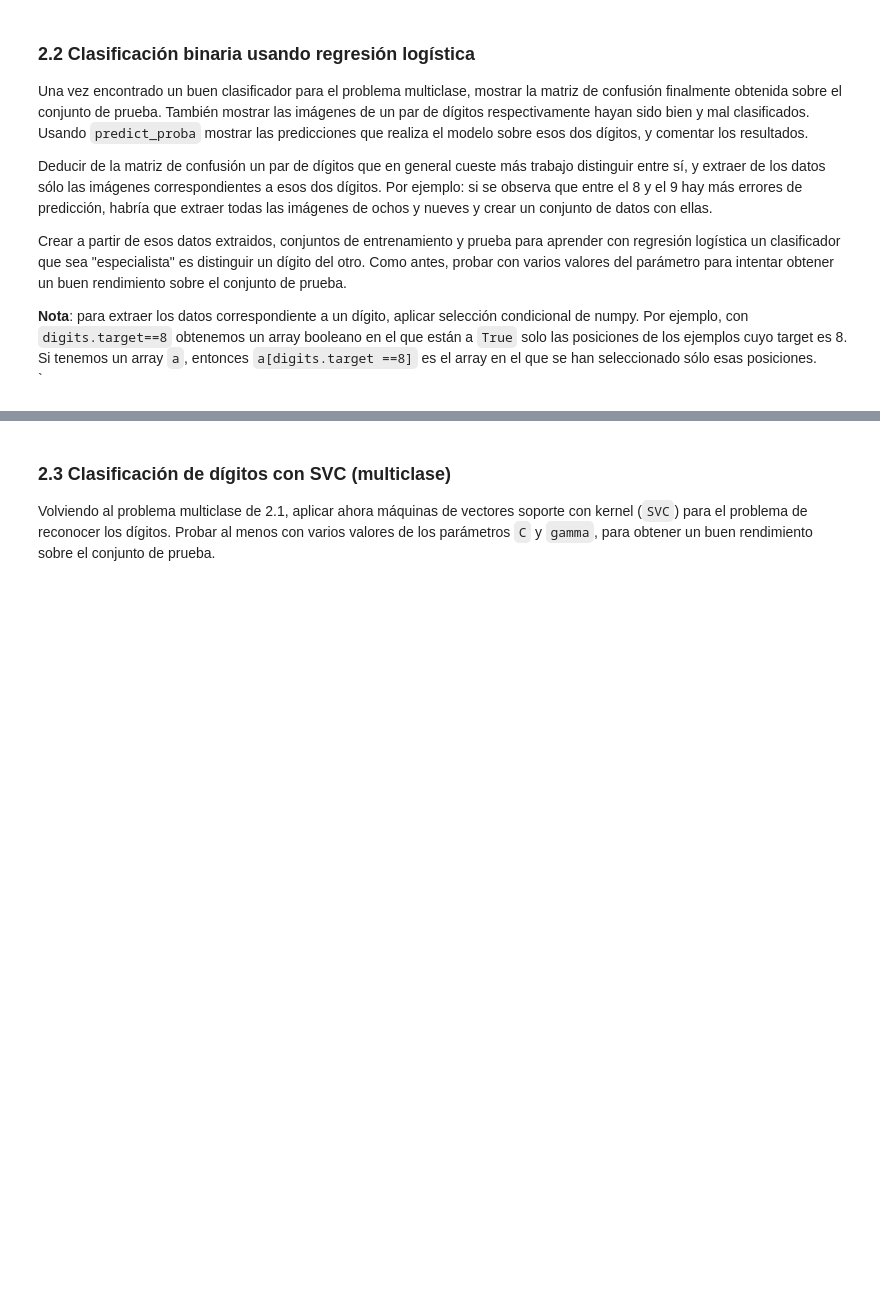
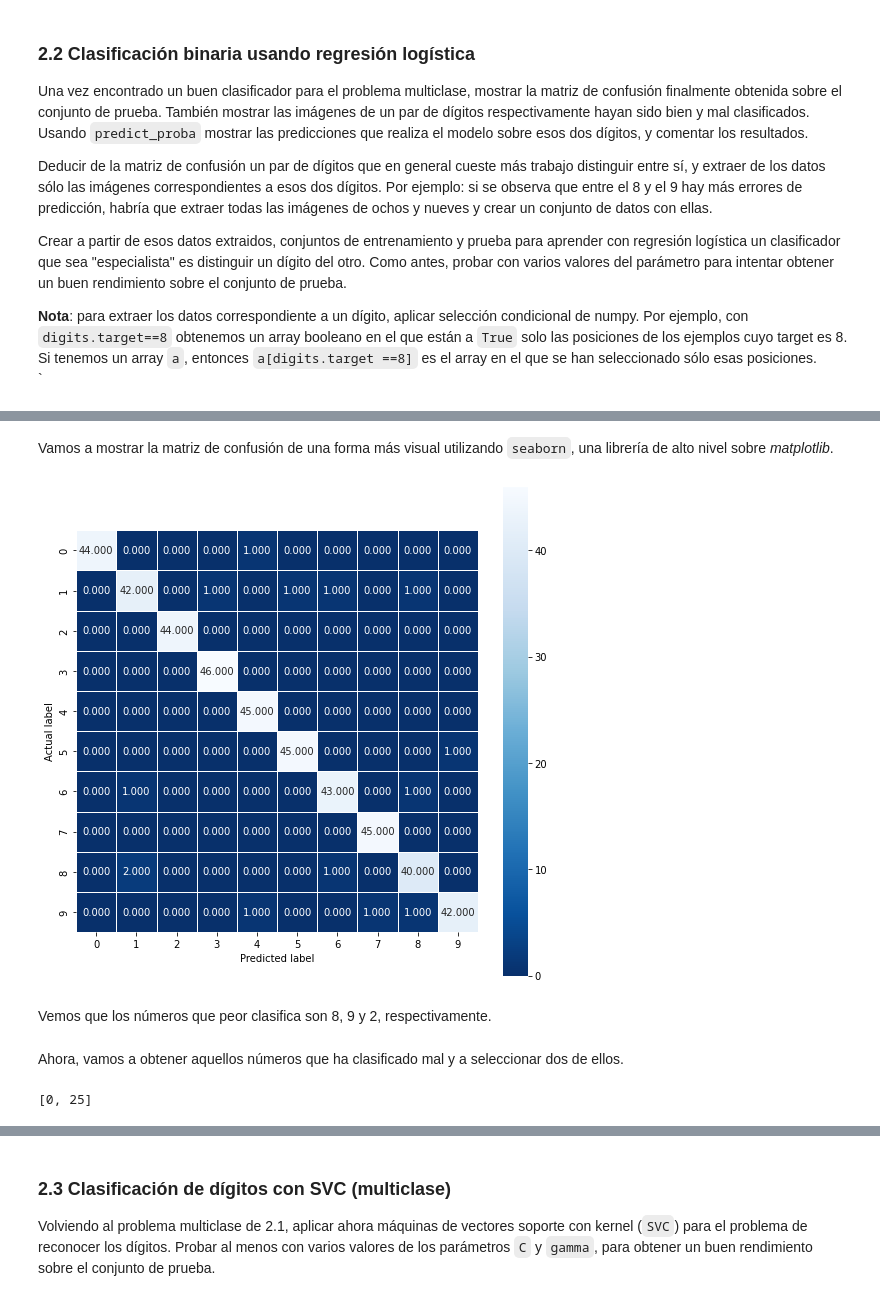
Before and after one commit to serrodcal-MII/AA-04-LinearModel, a Jupyter notebook: Ejercicio modelos lineales.ipynb, the cells around one changed output, grey strips where cells are left out. Saved outputs shown, nothing was run; the diff lists cells and outputs as text; code cells hidden in the pictures; blank space fills up the shorter version.

```diff
--- a/Ejercicio modelos lineales.ipynb
+++ b/Ejercicio modelos lineales.ipynb
@@ -46,0 +177,4 @@ Algunas observaciones:
+# %%
+logreg001 = LogisticRegression(C=0.01, multi_class='ovr', max_iter=10000).fit(X_train, y_train)
+print("Rendimiento sobre entrenamiento: {:.3f}".format(logreg001.score(X_train, y_train)))
+print("Rendimiento sobre el conjunto de prueba: {:.3f}".format(logreg001.score(X_test, y_test)))
@@ -57,0 +199,2 @@ Crear a partir de esos datos extraidos,  conjuntos de entrenamiento y prueba par
+# %%
+predictions = logreg001.predict(X_test)
@@ -57,0 +203,4 @@ Crear a partir de esos datos extraidos,  conjuntos de entrenamiento y prueba par
+# %%
+from sklearn import metrics
+cm = metrics.confusion_matrix(y_test, predictions)
+print(cm)
@@ -57,0 +218,26 @@ Crear a partir de esos datos extraidos,  conjuntos de entrenamiento y prueba par
+# %% [markdown]
+Vamos a mostrar la matriz de confusión de una forma más visual utilizando `seaborn`, una librería de alto nivel sobre _matplotlib_.
+# %%
+import seaborn as sns
+def heatmap(cm):
+    plt.figure(figsize=(9,9))
+    sns.heatmap(cm, annot=True, fmt=".3f", linewidths=.5, square = True, cmap = 'Blues_r');
+    plt.ylabel('Actual label');
+    plt.xlabel('Predicted label');
+# %%
+heatmap(cm)
+# %% [output]
+[figure, added]
+# %% [markdown]
+Vemos que los números que peor clasifica son 8, 9 y 2, respectivamente.
+# %% [markdown]
+Ahora, vamos a obtener aquellos números que ha clasificado mal y a seleccionar dos de ellos.
+# %%
+wrong_values = []
+for i in range(len(predictions)):
+    if predictions[i] != y_test[i]:
+        wrong_values.append(i)
+
+wrong_values[:2]
+# %% [output]
+[0, 25]
```
Also changed, not shown: parts of 47 cells of this notebook, 1 other file.
